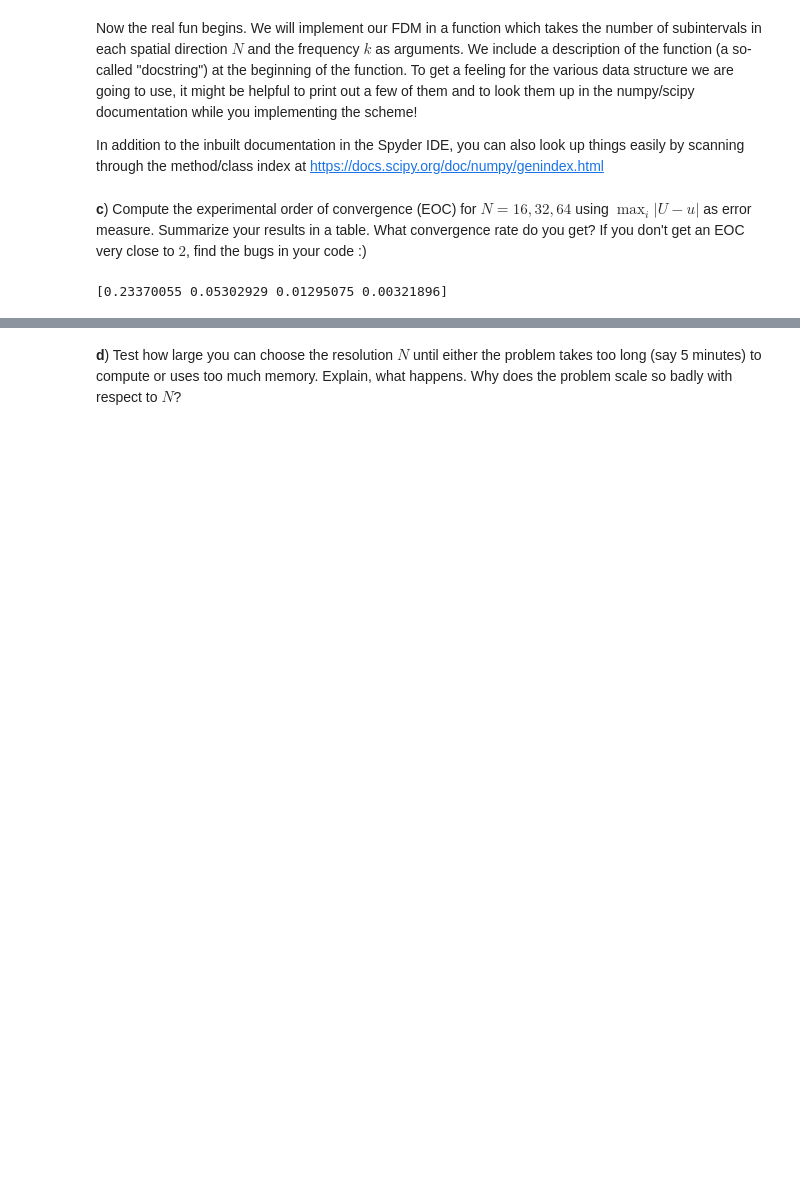
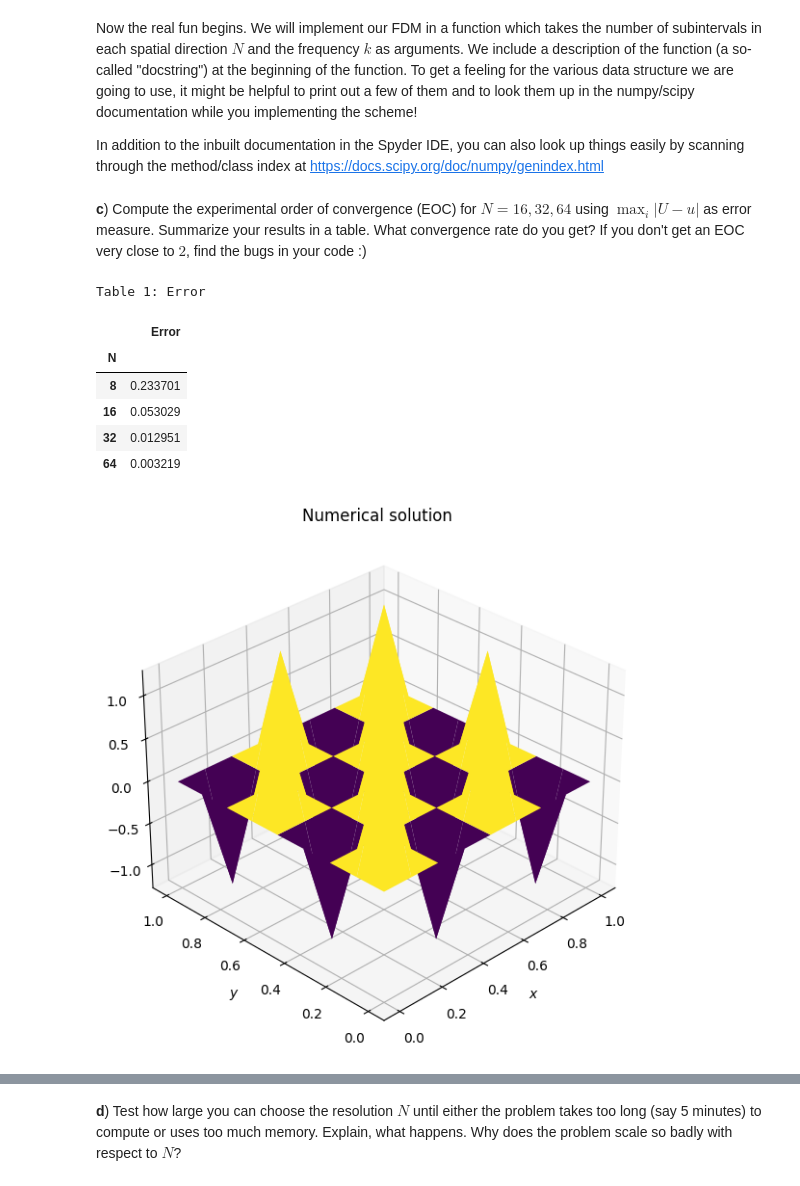
Before and after one commit to todj107/NumPDE, a Jupyter notebook: lab_02_felix.ipynb, the cells around one changed output, grey strips where cells are left out. Cells and saved outputs as stored; diff of their text form; code cells hidden in the pictures; blank space fills up the shorter version.

```diff
--- a/lab_02_felix.ipynb
+++ b/lab_02_felix.ipynb
@@ -224,39 +224,67 @@ What convergence rate do you get? If you don't get an EOC very close to $2$, fin
 # %%
 #ALMOST DONE, TASK 1b) and 1c) need to add table
 
+import pandas as pd
 #Function U
 def U_anal(x,y,k):
     u = np.sin(2*k*np.pi*x)*np.sin(2*k*np.pi*y)
     return u
 
 #ERROR ANALYSIS
 c = 0
 error = np.zeros(4)
-for N in [8,16,32,64]:
+U_list = []
+x_list = []
+y_list = []
+N_arr = np.array([8,16,32,64])
+for N in N_arr:
 
 
     k = 2
     x,y,U = fdm_poisson_2d_dense(N, k)
     #plot2D(x, y, U, title="Numerical solution")
-
+    #Append results to list in order to plot later
+    U_list.append(U)
+    x_list.append(x)
+    y_list.append(y)
 
 
     ##EXACT SOLUTION
     U_exact = np.zeros((N+1, N+1))
 
     for i in range(0, N+1):
             for j in range(0,N+1):
                 U_exact[i,j] = U_anal(x[i,0],y[0,j],k)
 
     #plot2D(x, y, U_exact, title="Exact solution")
 
     #ERROR ANALYSIS
     E = np.abs(U_exact-U)
     error[c] = E.max()
     c = c+1
     #print(f"U={U}")
     #print(E)
 
-print(error)
+
+
+#TABLE
+data = {"Error":error}
+
+df = pd.DataFrame(data, index=N_arr)
+df = df[["Error"]]
+df = df.round(6)
+df.index.name="N"
+display(df.style.set_caption("Table 1: Error"))
+
+#Plot figures
+for i in range(0,len(N_arr)):
+    plot2D(x_list[i], y_list[i], U_list[i], title="Numerical solution")
 # %% [output]
-[0.23370055 0.05302929 0.01295075 0.00321896]
+Table 1: Error
+|  | Error |
+| N |  |
+| 8 | 0.233701 |
+| 16 | 0.053029 |
+| 32 | 0.012951 |
+| 64 | 0.003219 |
+[figure, added]
```
Also changed, not shown: parts of 3 cells of this notebook.
